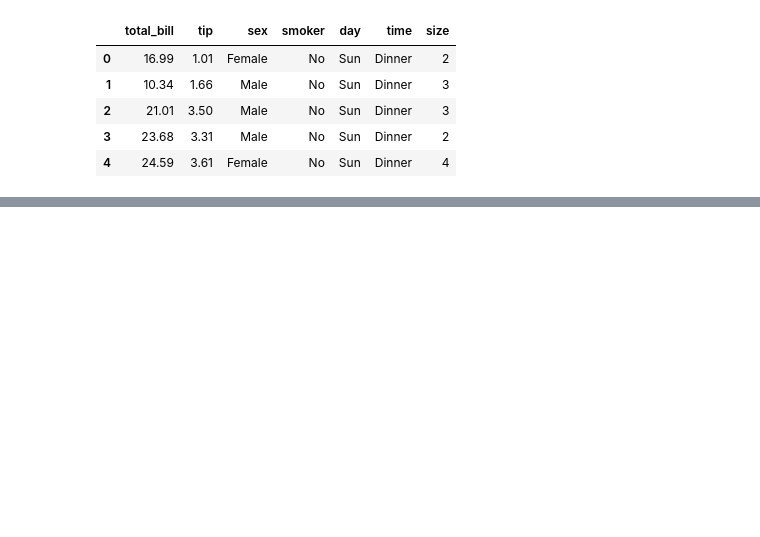
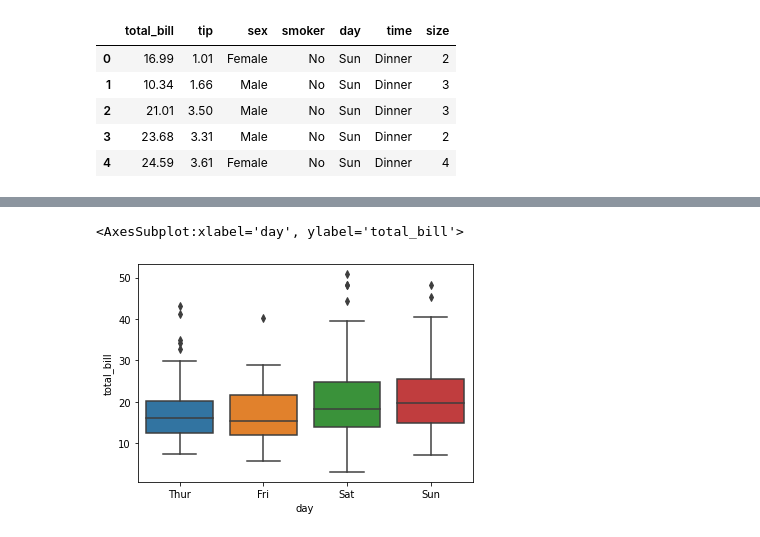
Before and after one commit to frau-muller/ml, a Jupyter notebook: seaborn1.ipynb, the cells around one changed output, grey strips where cells are left out. Cells and saved outputs as stored; diff of their text form; code cells hidden in the pictures; blank space fills up the shorter version.

```diff
--- a/seaborn1.ipynb
+++ b/seaborn1.ipynb
@@ -14,0 +28,7 @@ tips.head()
+# %%
+sns.boxplot(x='day',y='total_bill',data=tips)
+#основные значения сконцентрированы в ядре,остальная
+#часть в районе усов,точки-исключительные значения
+# %% [output]
+<AxesSubplot:xlabel='day', ylabel='total_bill'>
+[figure, added]
```
Also changed, not shown: parts of 11 cells of this notebook.
